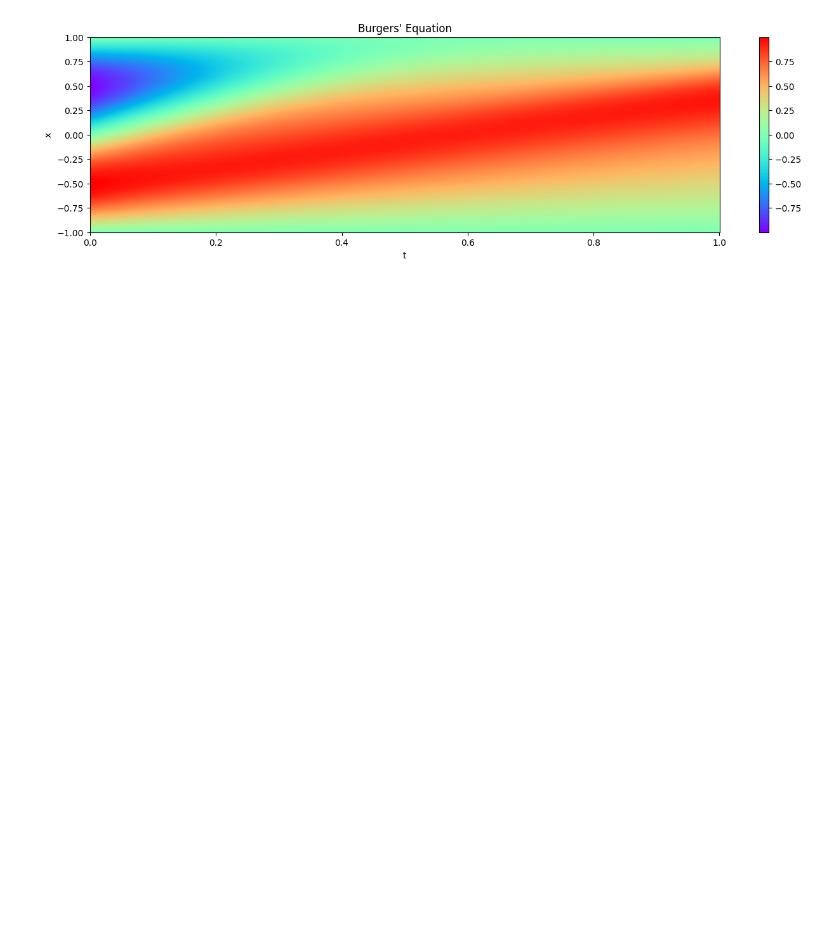
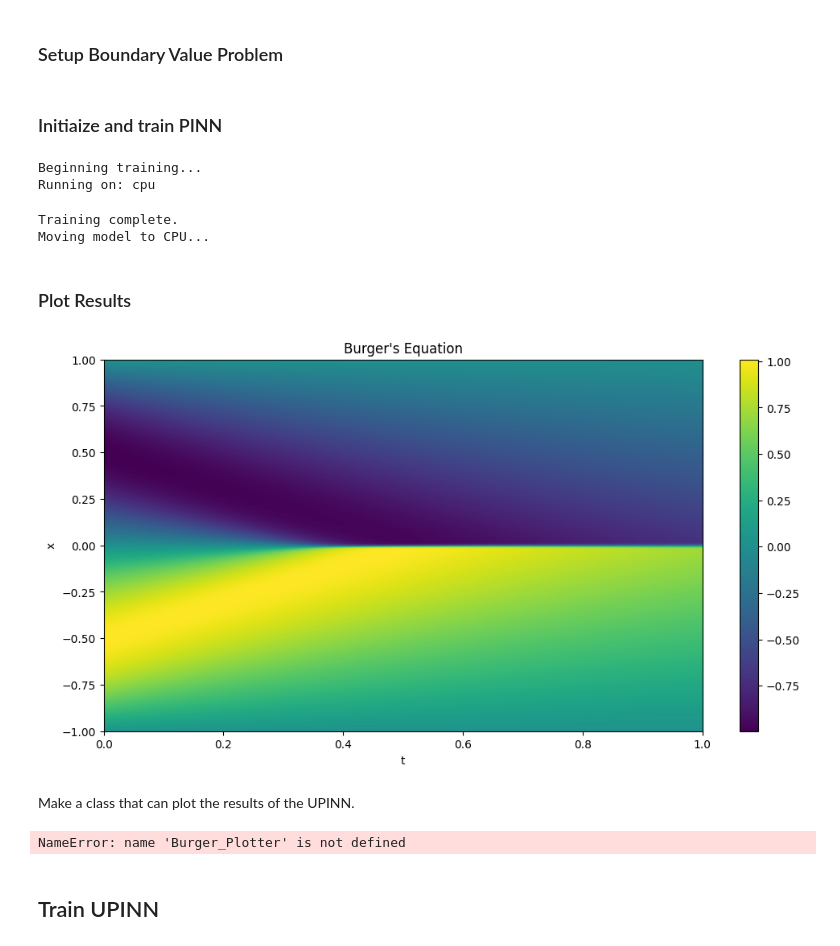
Before and after one commit to MEGAjosni/Master-Thesis, a Jupyter notebook: scripts/burgers-pinn.ipynb, the cells around one changed output. Saved outputs shown, nothing was run; the diff lists cells and outputs as text; code cells hidden in the pictures; blank space fills up the shorter version.

```diff
--- a/scripts/burgers-pinn.ipynb
+++ b/scripts/burgers-pinn.ipynb
@@ -156,0 +67,19 @@ model.load_state_dict(torch.load("../models/burgers/burgers.pth"))
+# %% [markdown]
+### Setup Boundary Value Problem
+# %%
+class Burger(torch.nn.Module):
+    def __init__(self, nu):
+        super(Burger, self).__init__()
+        self.nu = nu
+
+    def forward(self, X, u):
+
+        dudxt = torch.autograd.grad(u, X, torch.ones_like(u), create_graph=True)[0]
+        u_t = dudxt[:,0:1]
+        u_x = dudxt[:,1:2]
+
+        u_xx = torch.autograd.grad(dudxt, X, torch.ones_like(dudxt), create_graph=True)[0][:,1:2]
+
+        return u_t + u*u_x - self.nu*u_xx
+# %% [markdown]
+### Initiaize and train PINN
@@ -157,19 +105,39 @@ model.load_state_dict(torch.load("../models/burgers/burgers.pth"))
+# %%
+# Train the UPINN
+upinn.train_loop(epochs=10000, optimizer=torch.optim.AdamW, optimizer_args=dict(lr=3e-3, weight_decay=1e-10))
+# %% [output]
+Beginning training...
+Running on: cpu
+Training complete.
+Moving model to CPU...
+# %% [markdown]
+### Plot Results
 # %%
-# Evaluate the model on a grid
-x = torch.linspace(-1, 1, 1000)
-t = torch.linspace(0, 1, 1000)
-X, T = torch.meshgrid(x, t)
+# Make grid
+N = 1000
+x = torch.linspace(-1, 1, N)
+t = torch.linspace(0, 1, N)
+X, T = torch.meshgrid(x, t, indexing='ij')
+X_star = torch.stack((T.flatten(), X.flatten()), dim=-1)
 
-u_pred = model.u(X.reshape(-1, 1), T.reshape(-1, 1)).reshape(X.shape).detach().numpy()
+# Compute the solution
+u_star = upinn.predict(X_star)
+u = u_star.reshape(N, N).detach().numpy()
 
-# Plot the results as a heatmap
-import matplotlib.pyplot as plt
-plt.figure(figsize=(16, 4))
-plt.pcolor(T, X, u_pred, cmap="rainbow")
+# Plot the solution
+plt.figure(figsize=(12, 6))
+plt.imshow(u, extent=(0, 1, -1, 1), origin='lower', aspect='auto')
 plt.colorbar()
-plt.xlabel("t")
-plt.ylabel("x")
-plt.title("Burgers' Equation")
+plt.xlabel('t')
+plt.ylabel('x')
+plt.title('Burger\'s Equation')
 plt.show()
 # %% [output]
-[figure, old version]
+[figure, new version]
+# %% [markdown]
+Make a class that can plot the results of the UPINN.
+# %%
+plotter = Burger_Plotter()
+plotter(upinn.u, upinn.G)["Heatmap"].show()
+# %% [output]
+NameError: name 'Burger_Plotter' is not defined
@@ -175,0 +164,2 @@ plt.show()
+# %% [markdown]
+## Train UPINN
```
Also changed, not shown: parts of 26 cells of this notebook, 30 other files.
